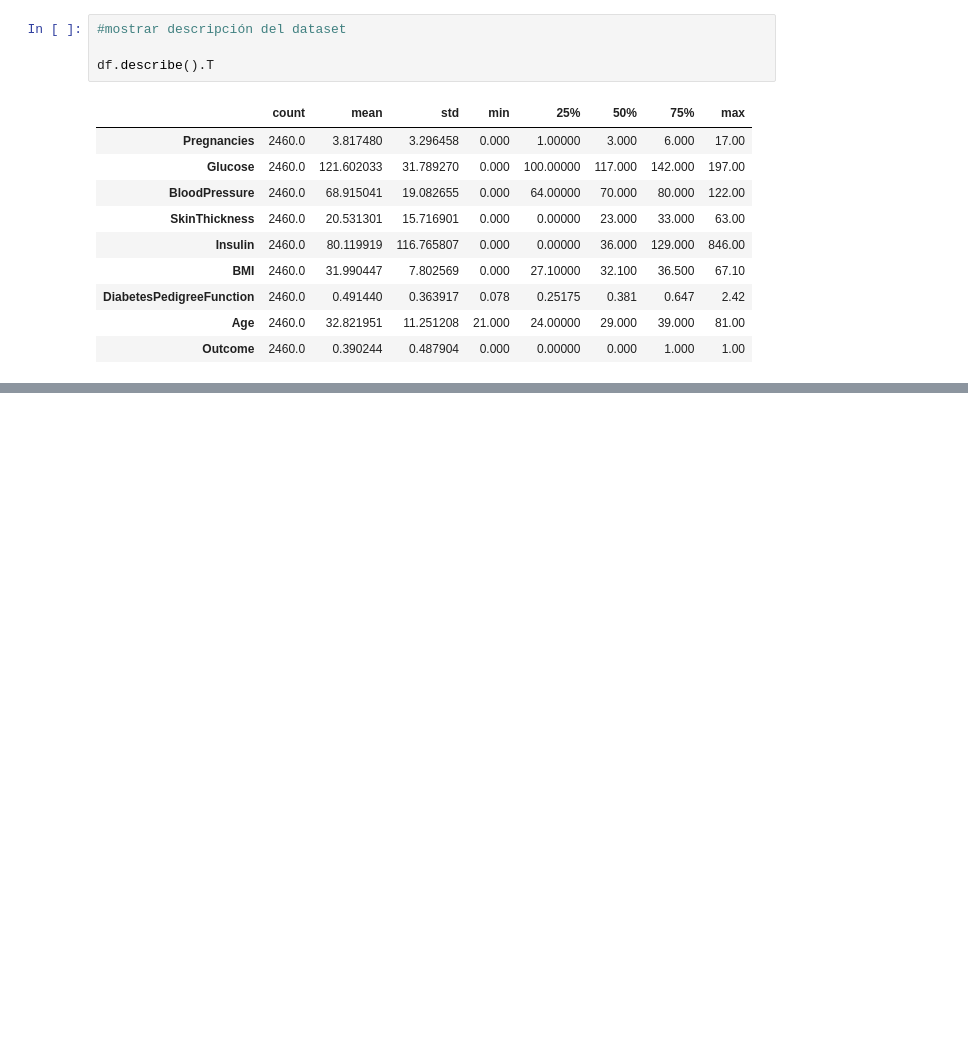
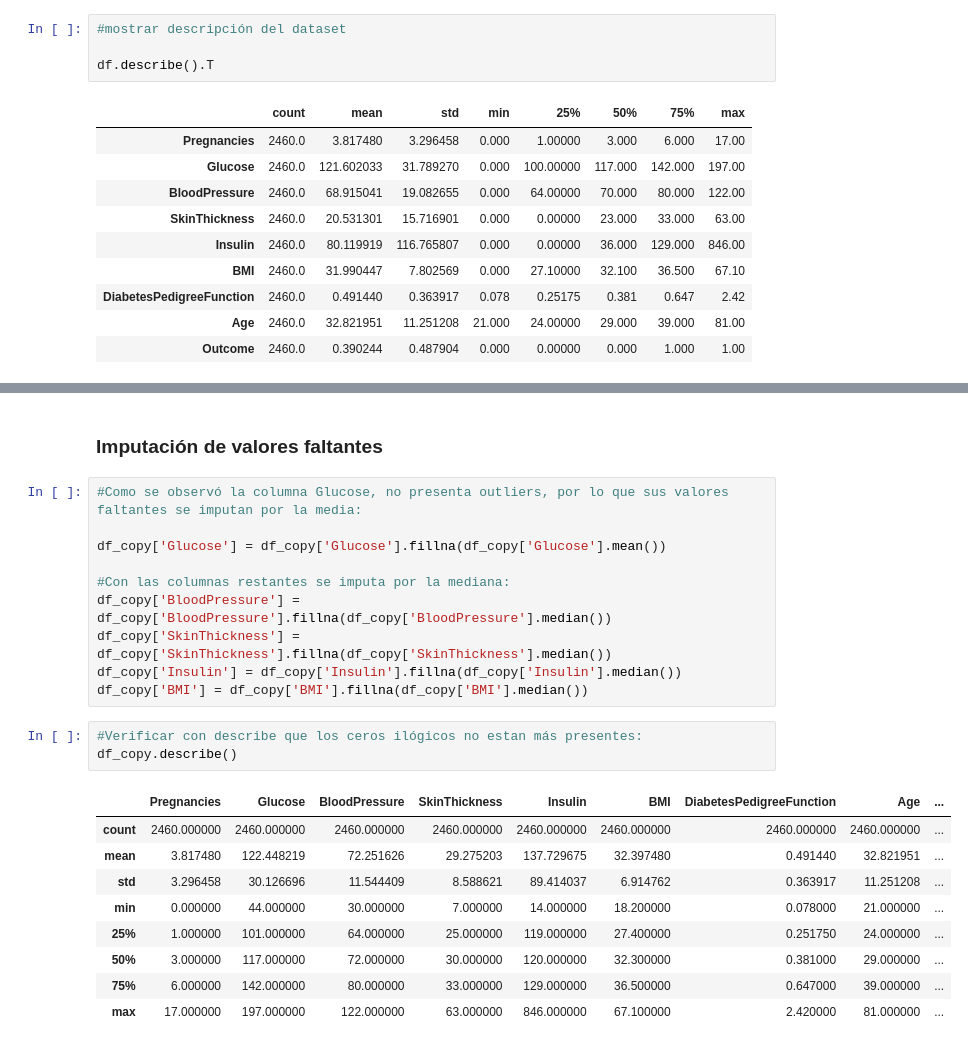
Before and after one commit to sebasGarcia/DiabetesScreening, a Jupyter notebook: prediction_notebook.ipynb, the cells around one changed output, grey strips where cells are left out. Cells and saved outputs as stored; diff of their text form; blank space fills up the shorter version.

```diff
--- a/prediction_notebook.ipynb
+++ b/prediction_notebook.ipynb
@@ -158,0 +191,25 @@ for col in numeric_cols:
+# %% [markdown]
+### Imputación de valores faltantes
+# %%
+#Como se observó la columna Glucose, no presenta outliers, por lo que sus valores faltantes se imputan por la media:
+
+df_copy['Glucose'] = df_copy['Glucose'].fillna(df_copy['Glucose'].mean())
+
+#Con las columnas restantes se imputa por la mediana:
+df_copy['BloodPressure'] = df_copy['BloodPressure'].fillna(df_copy['BloodPressure'].median())
+df_copy['SkinThickness'] = df_copy['SkinThickness'].fillna(df_copy['SkinThickness'].median())
+df_copy['Insulin'] = df_copy['Insulin'].fillna(df_copy['Insulin'].median())
+df_copy['BMI'] = df_copy['BMI'].fillna(df_copy['BMI'].median())
+# %%
+#Verificar con describe que los ceros ilógicos no estan más presentes:
+df_copy.describe()
+# %% [output]
+|  | Pregnancies | Glucose | BloodPressure | SkinThickness | Insulin | BMI | DiabetesPedigreeFunction | Age | ... |
+| count | 2460.000000 | 2460.000000 | 2460.000000 | 2460.000000 | 2460.000000 | 2460.000000 | 2460.000000 | 2460.000000 | ... |
+| mean | 3.817480 | 122.448219 | 72.251626 | 29.275203 | 137.729675 | 32.397480 | 0.491440 | 32.821951 | ... |
+| std | 3.296458 | 30.126696 | 11.544409 | 8.588621 | 89.414037 | 6.914762 | 0.363917 | 11.251208 | ... |
+| min | 0.000000 | 44.000000 | 30.000000 | 7.000000 | 14.000000 | 18.200000 | 0.078000 | 21.000000 | ... |
+| 25% | 1.000000 | 101.000000 | 64.000000 | 25.000000 | 119.000000 | 27.400000 | 0.251750 | 24.000000 | ... |
+| 50% | 3.000000 | 117.000000 | 72.000000 | 30.000000 | 120.000000 | 32.300000 | 0.381000 | 29.000000 | ... |
+| 75% | 6.000000 | 142.000000 | 80.000000 | 33.000000 | 129.000000 | 36.500000 | 0.647000 | 39.000000 | ... |
+| max | 17.000000 | 197.000000 | 122.000000 | 63.000000 | 846.000000 | 67.100000 | 2.420000 | 81.000000 | ... |
```
Also changed, not shown: parts of 12 cells of this notebook.
